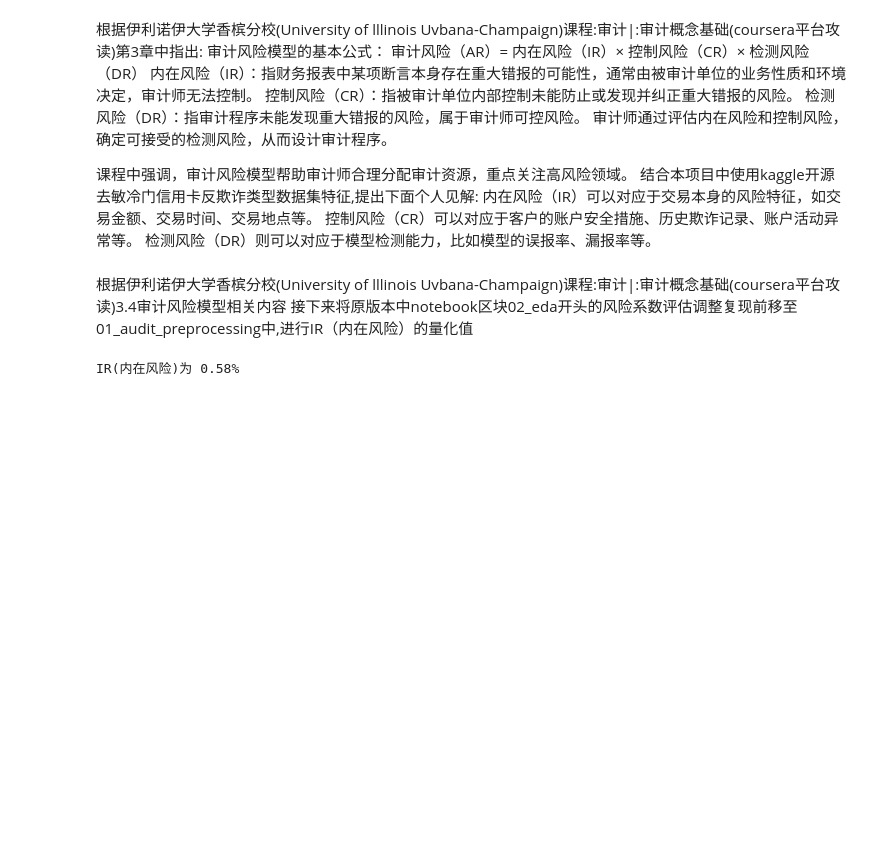
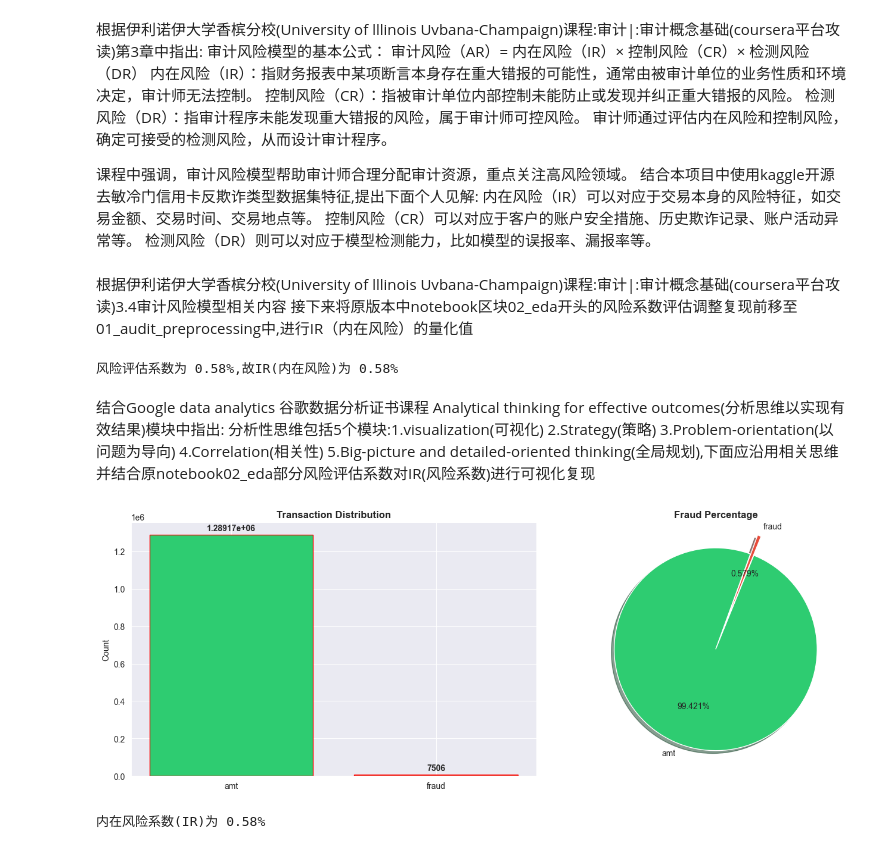
Before and after one commit to charles-justdoit/fraud-detection-audit.NAU-audit-acca--data-practice, a Jupyter notebook: 基于CDA2级框架及UIUC课程理论的内部审计数据分析实践--以信用卡欺诈风险识别为列/new notebooks（audit_view）/new notebooks（audit_view）/01audit_preprocessing(审计准备和风险评估).ipynb, the cells around one changed output. Drawn from its saved outputs; the diff is of its cells as text; code cells hidden in the pictures; blank space fills up the shorter version.

Commit message:
将原notebook02_eda部分沿用,可视化IR(内部风险系数)并优化总体布局
2026/4/14嵌入google data analytics 谷歌数据分析认证课程内容，对eda(数据可视化探索)补充，调整总体布局并将main branch 中02_eda风险系数部分迁移

```diff
--- a/基于CDA2级框架及UIUC课程理论的内部审计数据分析实践--以信用卡欺诈风险识别为列/new notebooks（audit_view）/new notebooks（audit_view）/01audit_preprocessing(审计准备和风险评估).ipynb
+++ b/基于CDA2级框架及UIUC课程理论的内部审计数据分析实践--以信用卡欺诈风险识别为列/new notebooks（audit_view）/new notebooks（audit_view）/01audit_preprocessing(审计准备和风险评估).ipynb
@@ -102,11 +102,50 @@ memory usage: 227.5+ MB
 # 这里思路借鉴了AUro15kaggle上公开笔记本中的探索分析并加以修改,这里进行风险评估模型相关的风险系数计算
 # 一.对主属性(is_fraud)进行单独分析
 # 1. 准备数据
-labels = ['amt', 'fraud'] # List format for plotting
-colors = ['#2ecc71', '#e74c3c']
+# labels = ['amt', 'fraud'] # List format for plotting
+# colors = ['#2ecc71', '#e74c3c']
 fraud_counts=train_df["is_fraud"].value_counts()#设置风险统计数
 fraud_rate=train_df["is_fraud"].mean()#设置风险评估系数
+
 # print(f"风险评估系数为 {fraud_rate:.2%}")
-print(f"IR(内在风险)为 {fraud_rate:.2%}")
+print(f"风险评估系数为 {fraud_rate:.2%},故IR(内在风险)为 {fraud_rate:.2%}")
 # %% [output]
-IR(内在风险)为 0.58%
+风险评估系数为 0.58%,故IR(内在风险)为 0.58%
+# %% [markdown]
+结合Google data analytics 谷歌数据分析证书课程 Analytical thinking for effective outcomes(分析思维以实现有效结果)模块中指出:
+分析性思维包括5个模块:1.visualization(可视化) 2.Strategy(策略) 3.Problem-orientation(以问题为导向) 4.Correlation(相关性) 5.Big-picture and detailed-oriented thinking(全局规划),下面应沿用相关思维并结合原notebook02_eda部分风险评估系数对IR(风险系数)进行可视化复现
+# %%
+"""复现原notebook"""
+# 该notebook主要分为数据可视化(分别结合CDA2级教材第5章数据可视化，主要分为matplotlib库和seaborn库)
+#导入必备的库
+import matplotlib.pyplot as plt
+import numpy as np
+import pandas as pd
+import seaborn as sns
+train_df=pd.read_csv(r"C:\Users\范彬\OneDrive\桌面\train.csv")  #同上文引用train_dict变量
+# 结合CDA2级教程5.2描述性统计分析思维进行数据探索
+# 这里思路借鉴了AUro15kaggle上公开笔记本中的探索分析并加以修改,这里进行风险评估模型相关的风险系数计算
+# 一.对主属性(is_fraud)进行单独分析
+# 1. 准备数据
+labels = ['amt', 'fraud'] # List format for plotting
+colors = ['#2ecc71', '#e74c3c']
+# 2. 设置分窗图布局
+fig, axes = plt.subplots(1, 2, figsize=(14, 5))
+
+# 左边图表:条形图
+bars = axes[0].bar(labels, fraud_counts, color=colors, edgecolor='red')
+axes[0].set_title('Transaction Distribution', fontweight='bold', fontsize=12)
+axes[0].bar_label(bars, padding=3, fontweight='bold')
+axes[0].set_ylabel('Count')
+
+# 右边图表:饼图
+axes[1].pie(fraud_counts, labels=labels, autopct='%1.3f%%', colors=colors,
+            startangle=70, explode=(0, 0.2), shadow=True)
+axes[1].set_title('Fraud Percentage', fontweight='bold')
+
+plt.tight_layout()
+plt.show()
+print(f"内在风险系数(IR)为 {fraud_rate:.2%}")
+# %% [output]
+[figure, added]
+内在风险系数(IR)为 0.58%
```
